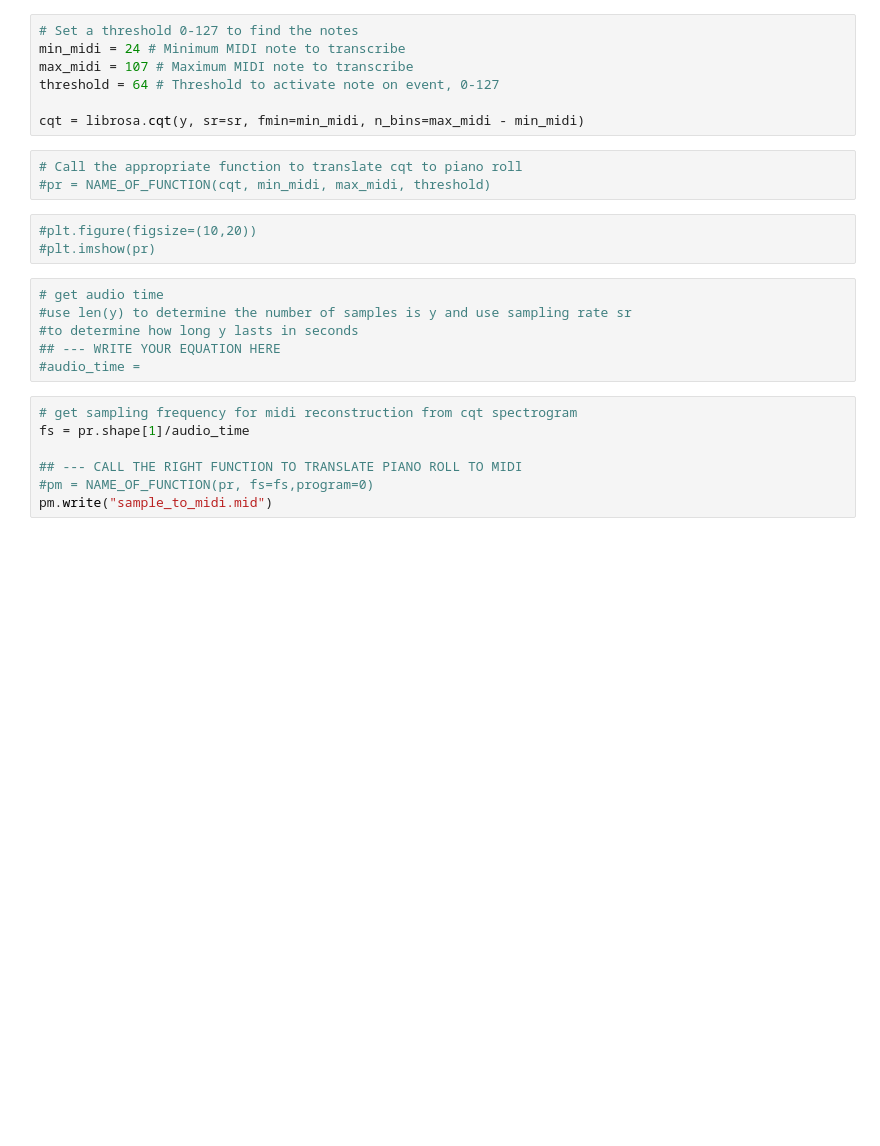
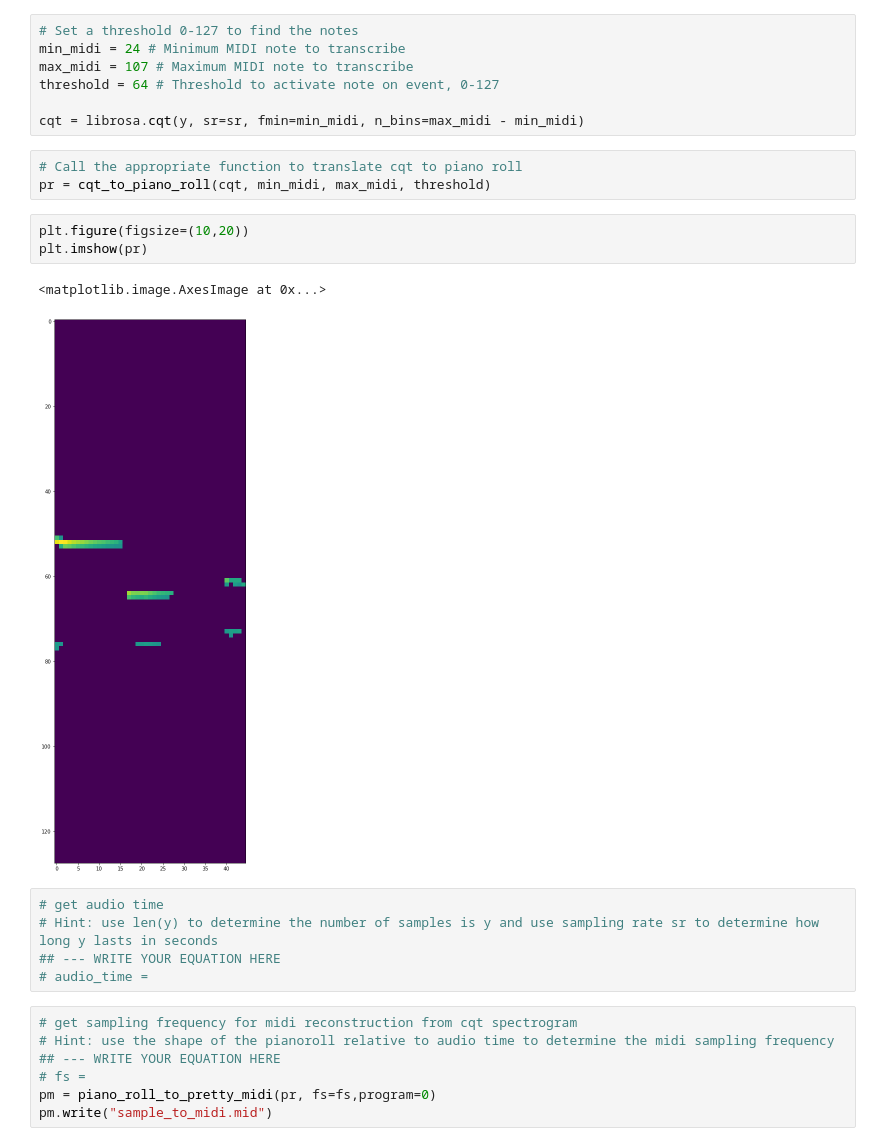
Before and after one commit to sdubnov/notebooks, a Jupyter notebook: DeepAndShallowMusic/Midi-Audio-Lab.ipynb, the cells around one changed output. Drawn from its saved outputs; the diff is of its cells as text; blank space fills up the shorter version.

```diff
--- a/DeepAndShallowMusic/Midi-Audio-Lab.ipynb
+++ b/DeepAndShallowMusic/Midi-Audio-Lab.ipynb
@@ -111,20 +113,22 @@ threshold = 64 # Threshold to activate note on event, 0-127
 cqt = librosa.cqt(y, sr=sr, fmin=min_midi, n_bins=max_midi - min_midi)
 # %%
 # Call the appropriate function to translate cqt to piano roll
-#pr = NAME_OF_FUNCTION(cqt, min_midi, max_midi, threshold)
+pr = cqt_to_piano_roll(cqt, min_midi, max_midi, threshold)
 # %%
-#plt.figure(figsize=(10,20))
-#plt.imshow(pr)
+plt.figure(figsize=(10,20))
+plt.imshow(pr)
+# %% [output]
+<matplotlib.image.AxesImage at 0x...>
+[figure, added]
 # %%
 # get audio time
-#use len(y) to determine the number of samples is y and use sampling rate sr
-#to determine how long y lasts in seconds
+# Hint: use len(y) to determine the number of samples is y and use sampling rate sr to determine how long y lasts in seconds
 ## --- WRITE YOUR EQUATION HERE
-#audio_time =
+# audio_time =
 # %%
 # get sampling frequency for midi reconstruction from cqt spectrogram
-fs = pr.shape[1]/audio_time
-
-## --- CALL THE RIGHT FUNCTION TO TRANSLATE PIANO ROLL TO MIDI
-#pm = NAME_OF_FUNCTION(pr, fs=fs,program=0)
+# Hint: use the shape of the pianoroll relative to audio time to determine the midi sampling frequency
+## --- WRITE YOUR EQUATION HERE
+# fs =
+pm = piano_roll_to_pretty_midi(pr, fs=fs,program=0)
 pm.write("sample_to_midi.mid")
```
Also changed, not shown: parts of 1 cell of this notebook.
